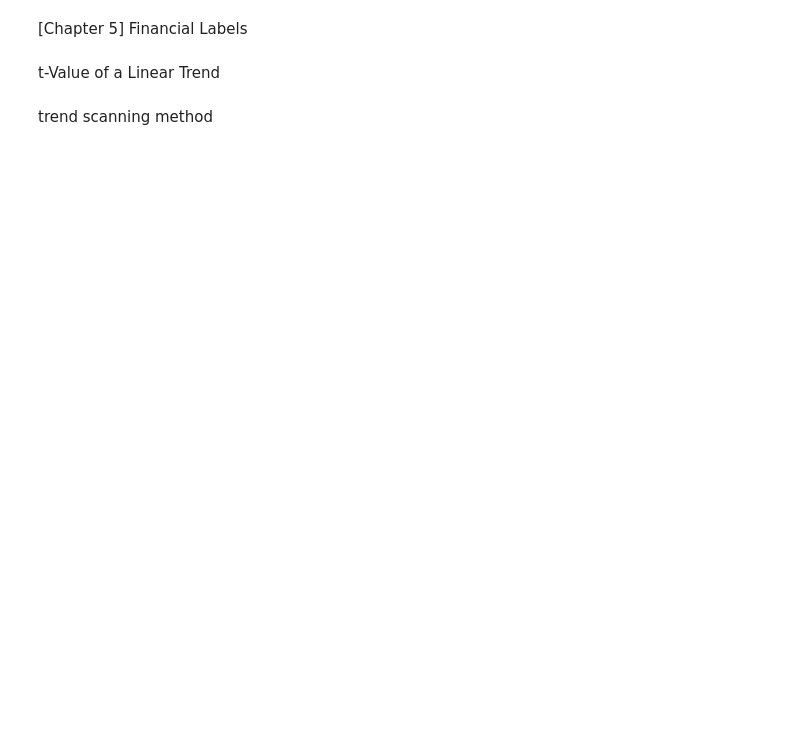
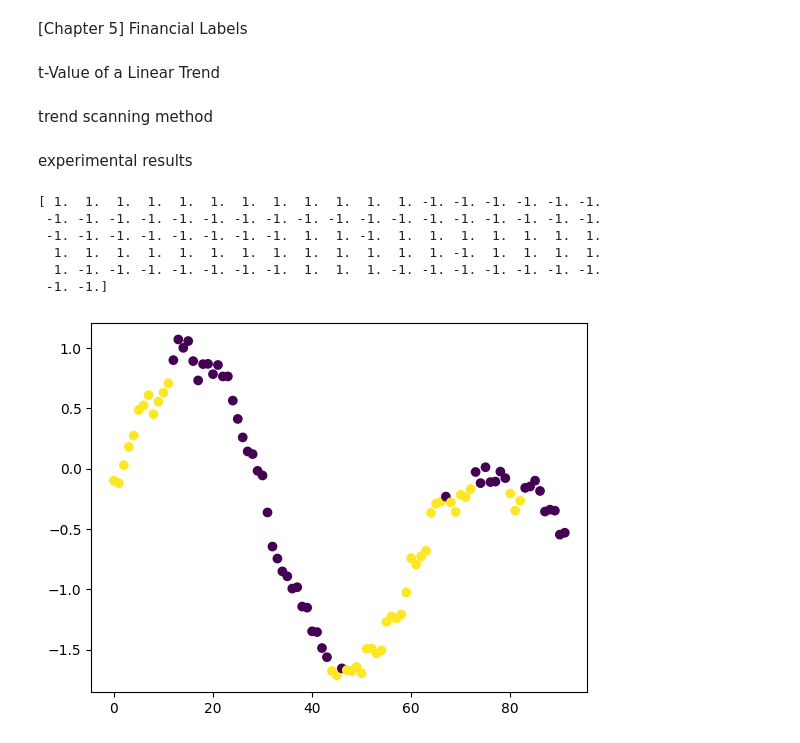
Before and after one commit to Joanna-Dai/Machine-Learning-for-Asset-Managers, a Jupyter notebook: ch5.ipynb, the cells around one changed output. Drawn from its saved outputs; the diff is of its cells as text; code cells hidden in the pictures; blank space fills up the shorter version.

```diff
--- a/ch5.ipynb
+++ b/ch5.ipynb
@@ -72,3 +74,26 @@ def getBinsFromTrend(molecule, close, span):
     out['t1'] = pd.to_datetime(out['t1'])
     out['bin'] = pd.to_numeric(out['bin'], downcast='signed')
     return out.dropna(subset=['bin'])
+# %% [markdown]
+experimental results
+# %%
+df0 = pd.Series(np.random.normal(0, .1, 100)).cumsum()
+df0 += np.sin(np.linspace(0, 10, df0.shape[0]))
+df1 = getBinsFromTrend(df0.index, df0, [3, 10, 1])
+plt.scatter(df1.index, df0.loc[df1.index].values,
+    c=df1['bin'].values, cmap='viridis')
+plt.savefig('fig5.1.png')
+plt.clf()
+plt.close()
+plt.scatter(df1.index, df0.loc[df1.index].values, c=df1['bin'].values, cmap='viridis')
+print(df1['bin'].values)
+# plot a gaussian random walk with trend, where the colors differentiate four clearly distinct trends
+# 1 in yellow and -1 in violet. te binarly labels appropriate for classification problem, omit information about the strength of the trend.
+# %% [output]
+[ 1.  1.  1.  1.  1.  1.  1.  1.  1.  1.  1.  1. -1. -1. -1. -1. -1. -1.
+ -1. -1. -1. -1. -1. -1. -1. -1. -1. -1. -1. -1. -1. -1. -1. -1. -1. -1.
+ -1. -1. -1. -1. -1. -1. -1. -1.  1.  1. -1.  1.  1.  1.  1.  1.  1.  1.
+  1.  1.  1.  1.  1.  1.  1.  1.  1.  1.  1.  1.  1. -1.  1.  1.  1.  1.
+  1. -1. -1. -1. -1. -1. -1. -1.  1.  1.  1. -1. -1. -1. -1. -1. -1. -1.
+ -1. -1.]
+[figure, added]
```
Also changed, not shown: parts of 1 cell of this notebook, 1 other file.
